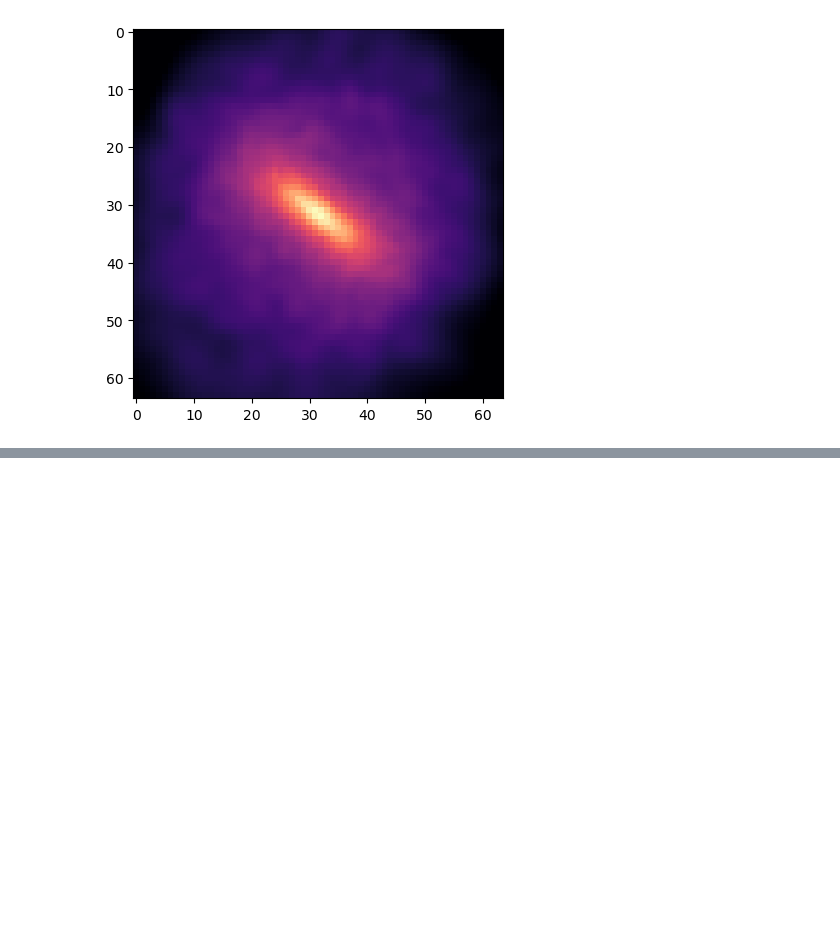
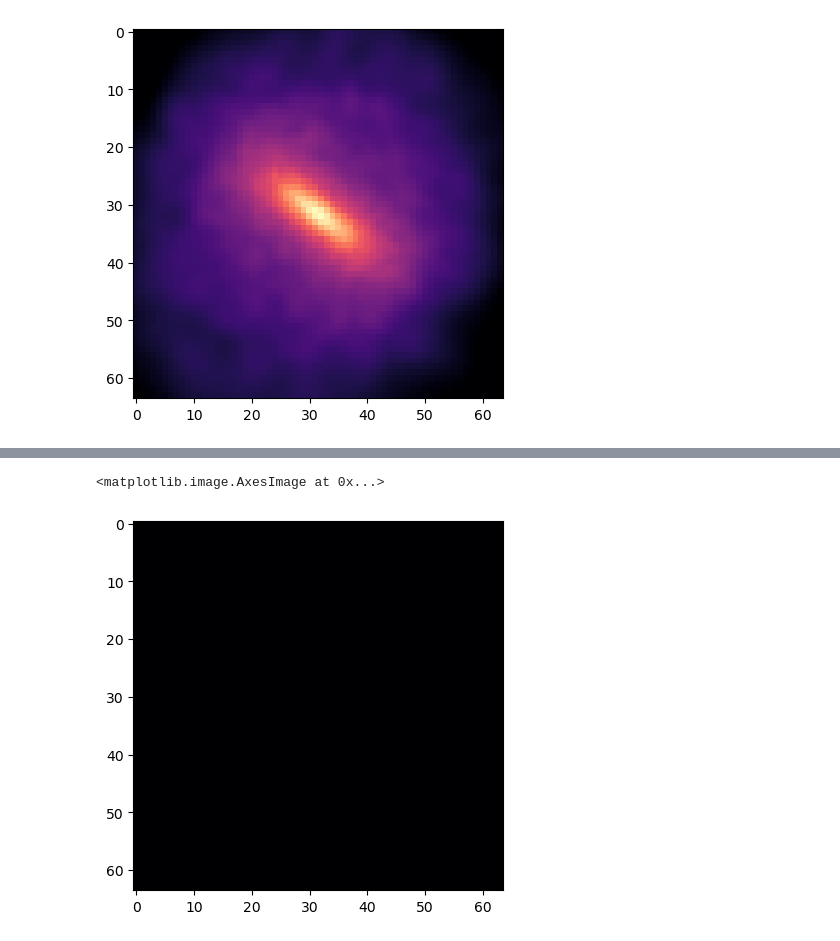
Before and after one commit to ufuk-cakir/MEGS, a Jupyter notebook: src/mypackage/data/code_test.ipynb, the cells around one changed output, grey strips where cells are left out. Saved outputs shown, nothing was run; the diff lists cells and outputs as text; code cells hidden in the pictures; blank space fills up the shorter version.

```diff
--- a/src/mypackage/data/code_test.ipynb
+++ b/src/mypackage/data/code_test.ipynb
@@ -64,0 +78,5 @@ from image_modules import image2D
+# %%
+plt.imshow(hist[0]-hist2[0], cmap="magma")
+# %% [output]
+<matplotlib.image.AxesImage at 0x...>
+[figure, added]
```
Also changed, not shown: parts of 25 cells of this notebook, 4 other files.
